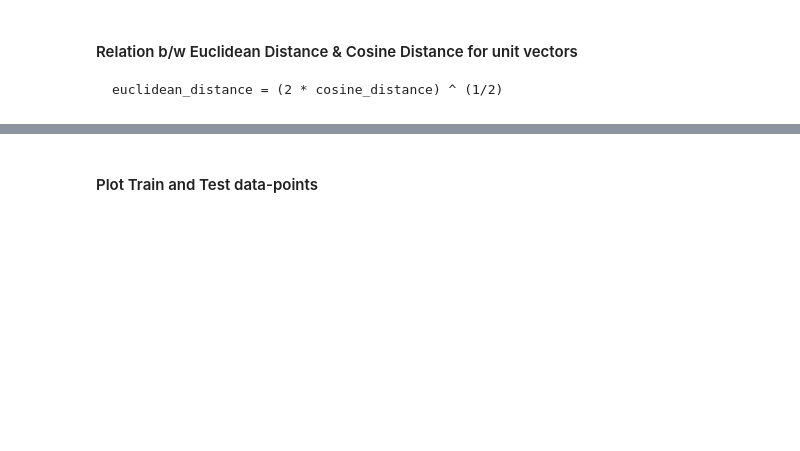
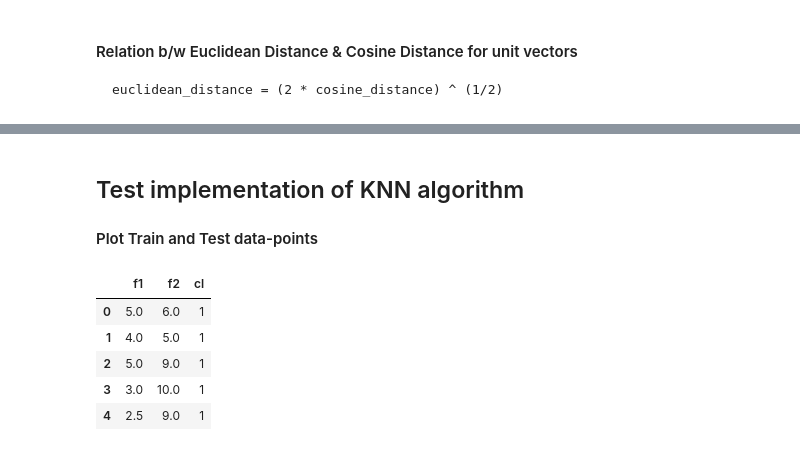
Before and after one commit to DheemanthBhat/ML-Concepts, a Jupyter notebook: 3. K-Nearest Neighbor (KNN)/K-Nearest Neighbor (KNN).ipynb, the cells around one changed output, grey strips where cells are left out. Saved outputs shown, nothing was run; the diff lists cells and outputs as text; code cells hidden in the pictures; blank space fills up the shorter version.

```diff
--- a/3. K-Nearest Neighbor (KNN)/K-Nearest Neighbor (KNN).ipynb
+++ b/3. K-Nearest Neighbor (KNN)/K-Nearest Neighbor (KNN).ipynb
@@ -301,2 +394,14 @@ Ed from Cd for unit vectors: 1.414214
 # %% [markdown]
+## Test implementation of KNN algorithm
+
 #### Plot Train and Test data-points
+# %%
+test_df = pd.read_csv("./Input/test.csv")
+test_df.head()
+# %% [output]
+|  | f1 | f2 | cl |
+| 0 | 5.0 | 6.0 | 1 |
+| 1 | 4.0 | 5.0 | 1 |
+| 2 | 5.0 | 9.0 | 1 |
+| 3 | 3.0 | 10.0 | 1 |
+| 4 | 2.5 | 9.0 | 1 |
```
Also changed, not shown: parts of 22 cells of this notebook, 3 other files.
